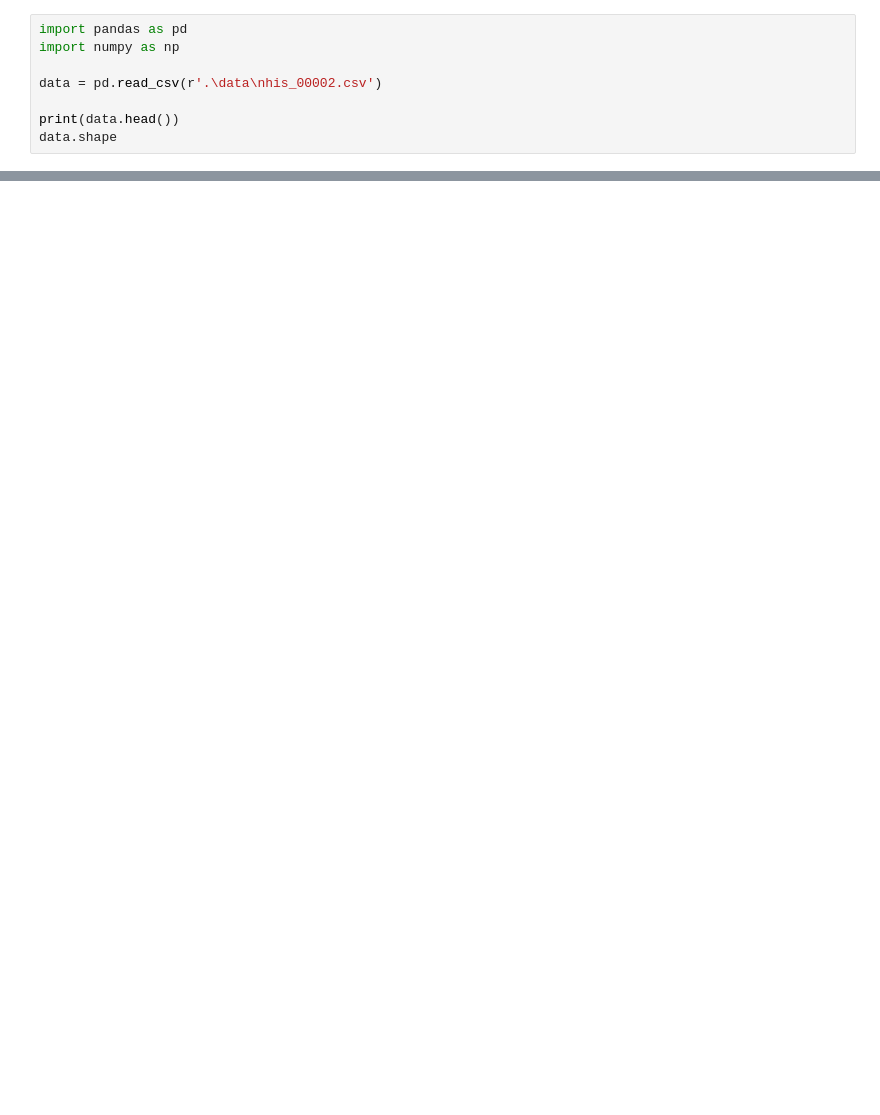
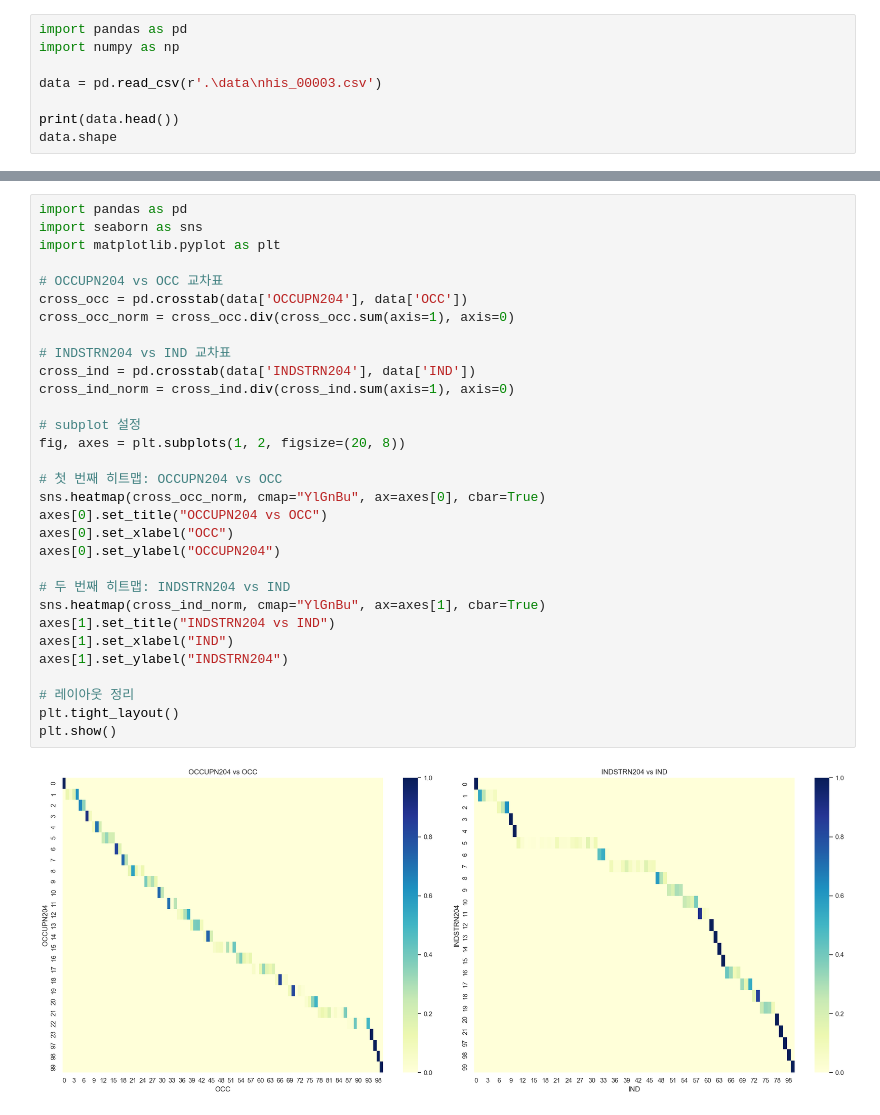
Before and after one commit to merware4969/MLproject, a Jupyter notebook: eda.ipynb, the cells around one changed output, grey strips where cells are left out. Drawn from its saved outputs; the diff is of its cells as text; blank space fills up the shorter version.

```diff
--- a/eda.ipynb
+++ b/eda.ipynb
@@ -2,7 +4,7 @@
 import pandas as pd
 import numpy as np
 
-data = pd.read_csv(r'.\data\nhis_00002.csv')
+data = pd.read_csv(r'.\data\nhis_00003.csv')
 
 print(data.head())
 data.shape
@@ -23,0 +315,33 @@ data.shape
+# %%
+import pandas as pd
+import seaborn as sns
+import matplotlib.pyplot as plt
+
+# OCCUPN204 vs OCC 교차표
+cross_occ = pd.crosstab(data['OCCUPN204'], data['OCC'])
+cross_occ_norm = cross_occ.div(cross_occ.sum(axis=1), axis=0)
+
+# INDSTRN204 vs IND 교차표
+cross_ind = pd.crosstab(data['INDSTRN204'], data['IND'])
+cross_ind_norm = cross_ind.div(cross_ind.sum(axis=1), axis=0)
+
+# subplot 설정
+fig, axes = plt.subplots(1, 2, figsize=(20, 8))
+
+# 첫 번째 히트맵: OCCUPN204 vs OCC
+sns.heatmap(cross_occ_norm, cmap="YlGnBu", ax=axes[0], cbar=True)
+axes[0].set_title("OCCUPN204 vs OCC")
+axes[0].set_xlabel("OCC")
+axes[0].set_ylabel("OCCUPN204")
+
+# 두 번째 히트맵: INDSTRN204 vs IND
+sns.heatmap(cross_ind_norm, cmap="YlGnBu", ax=axes[1], cbar=True)
+axes[1].set_title("INDSTRN204 vs IND")
+axes[1].set_xlabel("IND")
+axes[1].set_ylabel("INDSTRN204")
+
+# 레이아웃 정리
+plt.tight_layout()
+plt.show()
+# %% [output]
+[figure, added]
```
Also changed, not shown: parts of 41 cells of this notebook, 1 other file.
